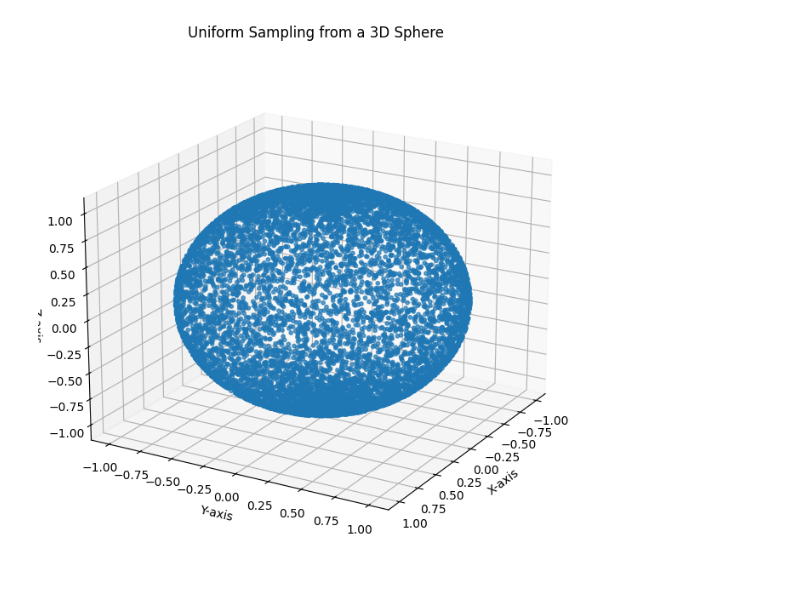
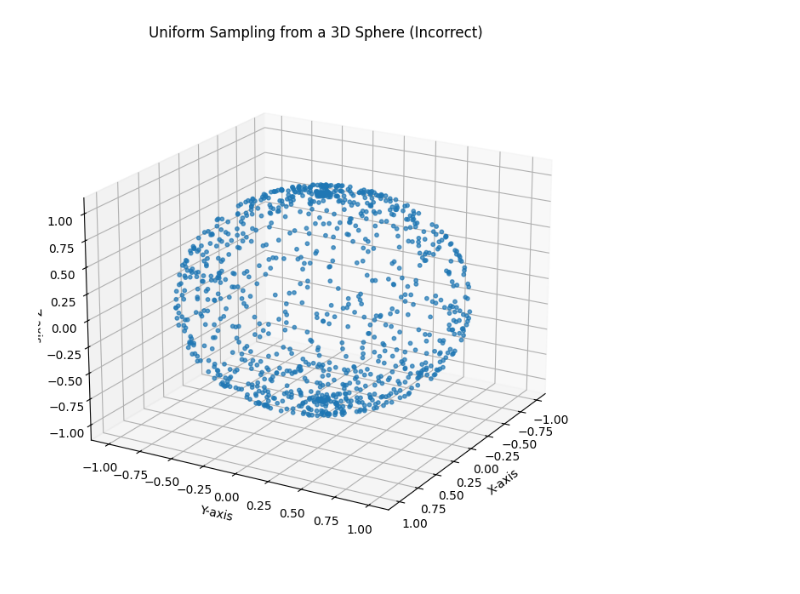
Before and after one commit to BosonicJustin/CLTheory, a Jupyter notebook: Sampling Experiment.ipynb, the cells around one changed output. Cells and saved outputs as stored; diff of their text form; code cells hidden in the pictures.

```diff
--- a/Sampling Experiment.ipynb
+++ b/Sampling Experiment.ipynb
@@ -34,32 +34,32 @@ plt.show()
-# %%
-# Sampling Uniformally from the 3D Sphere
-
-number_of_points = 10000
-
-angles = np.random.uniform(0, 2 * np.pi, (2, number_of_points))
-
-theta = angles[0]
-psi = angles[1]
-
-x = np.sin(theta) * np.cos(psi)
-y = np.sin(theta) * np.sin(psi)
-z = np.cos(theta)
-
-# 3D Plot
-fig = plt.figure(figsize=(8, 8))
-ax = fig.add_subplot(111, projection='3d')
-
-# Scatter plot of the points
-ax.scatter(x, y, z, s=10, alpha=0.7)
-
-# Adding axes labels
-ax.set_xlabel('X-axis')
-ax.set_ylabel('Y-axis')
-ax.set_zlabel('Z-axis')
-ax.set_title('Uniform Sampling from a 3D Sphere')
-
-# Adjust the view for better visualization
-ax.view_init(elev=20, azim=30)
-plt.show()
-# %% [output]
-[figure, removed]
+# %%
+# Sampling Uniformally from the 3D Sphere
+
+number_of_points_2 = 1000
+
+angles = np.random.uniform(0, 2 * np.pi, (2, number_of_points_2))
+
+theta = angles[0]
+psi = angles[1]
+
+x = np.sin(theta) * np.cos(psi)
+y = np.sin(theta) * np.sin(psi)
+z = np.cos(theta)
+
+# 3D Plot
+fig = plt.figure(figsize=(8, 8))
+ax = fig.add_subplot(111, projection='3d')
+
+# Scatter plot of the points
+ax.scatter(x, y, z, s=10, alpha=0.7)
+
+# Adding axes labels
+ax.set_xlabel('X-axis')
+ax.set_ylabel('Y-axis')
+ax.set_zlabel('Z-axis')
+ax.set_title('Uniform Sampling from a 3D Sphere (Incorrect)')
+
+# Adjust the view for better visualization
+ax.view_init(elev=20, azim=30)
+plt.show()
+# %% [output]
+[figure, added]
```
Also changed, not shown: parts of 3 cells of this notebook.
